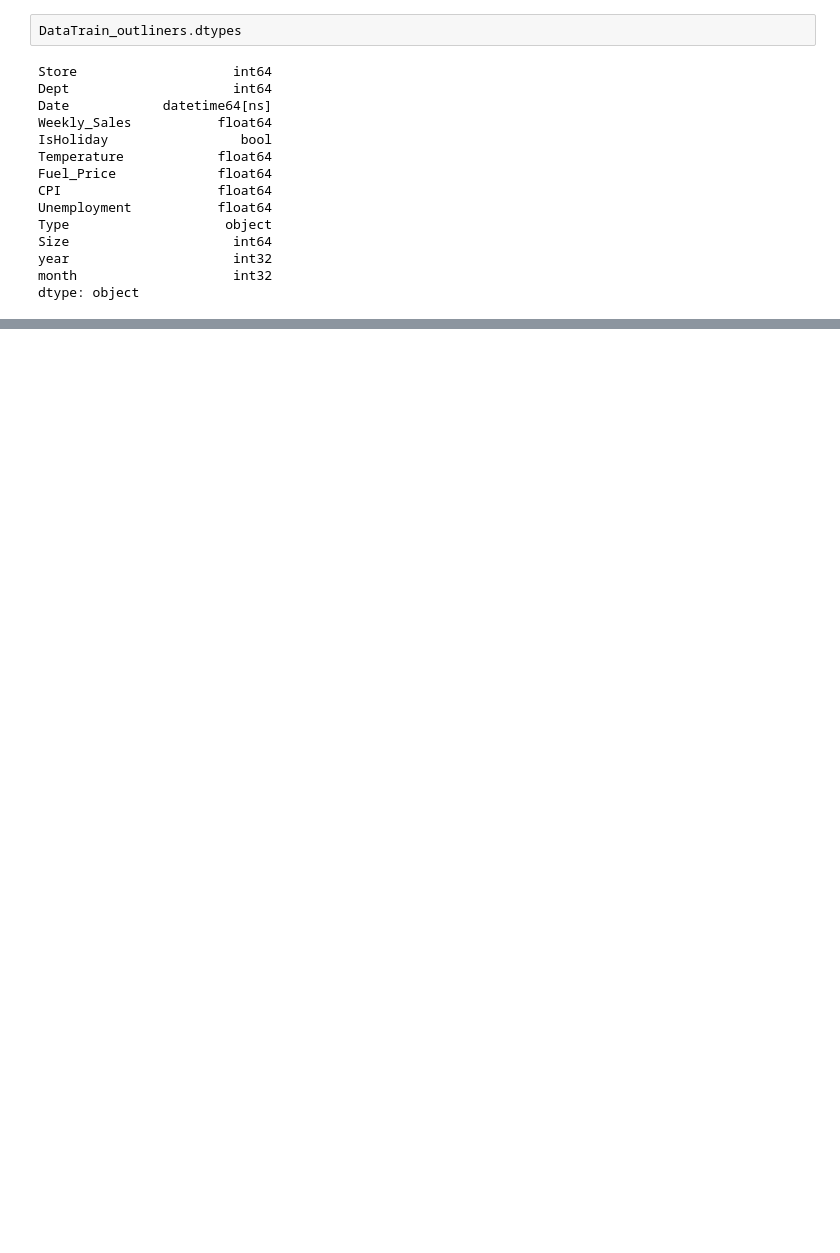
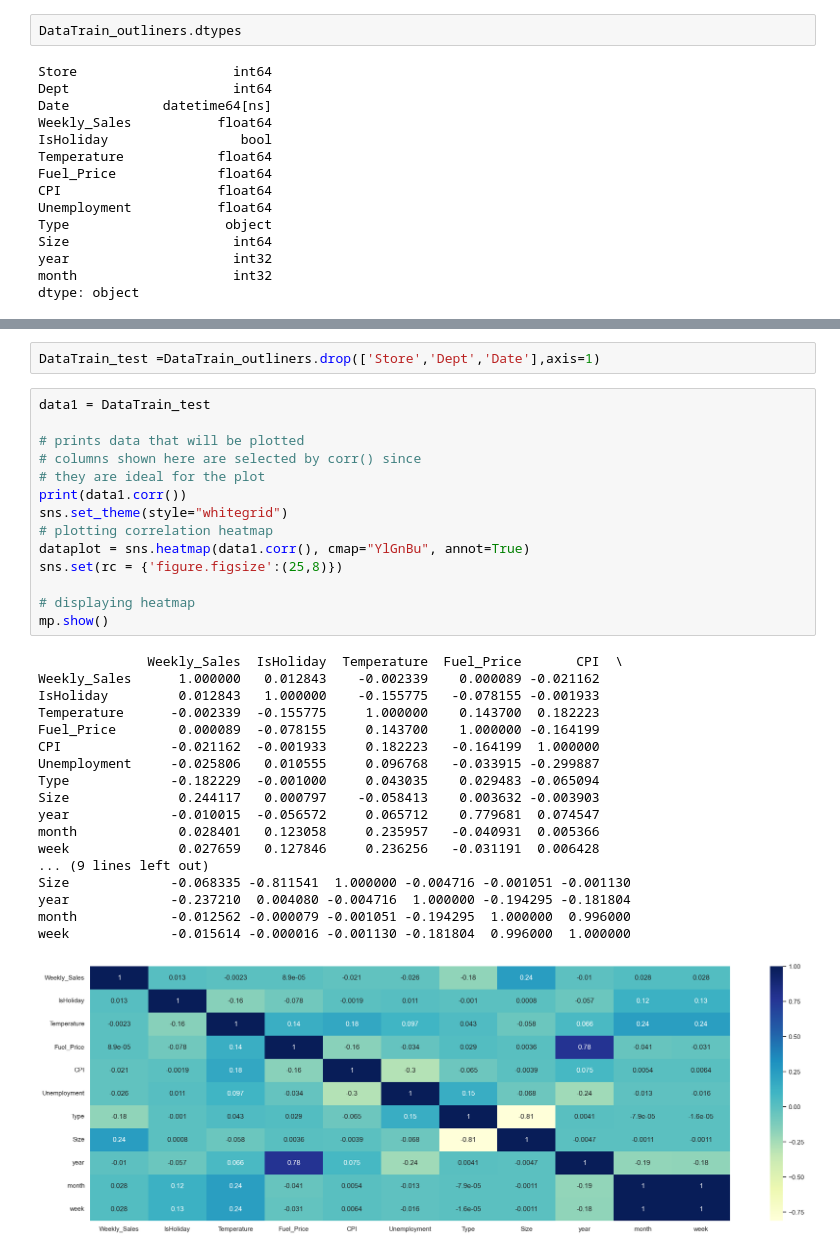
Before and after one commit to doakesbacon/ForecastingWalmartSales, a Jupyter notebook: Walmart.ipynb, the cells around one changed output, grey strips where cells are left out. Drawn from its saved outputs; the diff is of its cells as text; blank space fills up the shorter version.

```diff
--- a/Walmart.ipynb
+++ b/Walmart.ipynb
@@ -212,0 +268,35 @@ DataTrain_outliners.head()
+# %%
+DataTrain_test =DataTrain_outliners.drop(['Store','Dept','Date'],axis=1)
+# %%
+data1 = DataTrain_test
+
+# prints data that will be plotted
+# columns shown here are selected by corr() since
+# they are ideal for the plot
+print(data1.corr())
+sns.set_theme(style="whitegrid")
+# plotting correlation heatmap
+dataplot = sns.heatmap(data1.corr(), cmap="YlGnBu", annot=True)
+sns.set(rc = {'figure.figsize':(25,8)})
+
+# displaying heatmap
+mp.show()
+# %% [output]
+              Weekly_Sales  IsHoliday  Temperature  Fuel_Price       CPI  \
+Weekly_Sales      1.000000   0.012843    -0.002339    0.000089 -0.021162
+IsHoliday         0.012843   1.000000    -0.155775   -0.078155 -0.001933
+Temperature      -0.002339  -0.155775     1.000000    0.143700  0.182223
+Fuel_Price        0.000089  -0.078155     0.143700    1.000000 -0.164199
+CPI              -0.021162  -0.001933     0.182223   -0.164199  1.000000
+Unemployment     -0.025806   0.010555     0.096768   -0.033915 -0.299887
+Type             -0.182229  -0.001000     0.043035    0.029483 -0.065094
+Size              0.244117   0.000797    -0.058413    0.003632 -0.003903
+year             -0.010015  -0.056572     0.065712    0.779681  0.074547
+month             0.028401   0.123058     0.235957   -0.040931  0.005366
+week              0.027659   0.127846     0.236256   -0.031191  0.006428
+... (9 lines left out)
+Size             -0.068335 -0.811541  1.000000 -0.004716 -0.001051 -0.001130
+year             -0.237210  0.004080 -0.004716  1.000000 -0.194295 -0.181804
+month            -0.012562 -0.000079 -0.001051 -0.194295  1.000000  0.996000
+week             -0.015614 -0.000016 -0.001130 -0.181804  0.996000  1.000000
+[figure, added]
```
Also changed, not shown: parts of 5 cells of this notebook.
